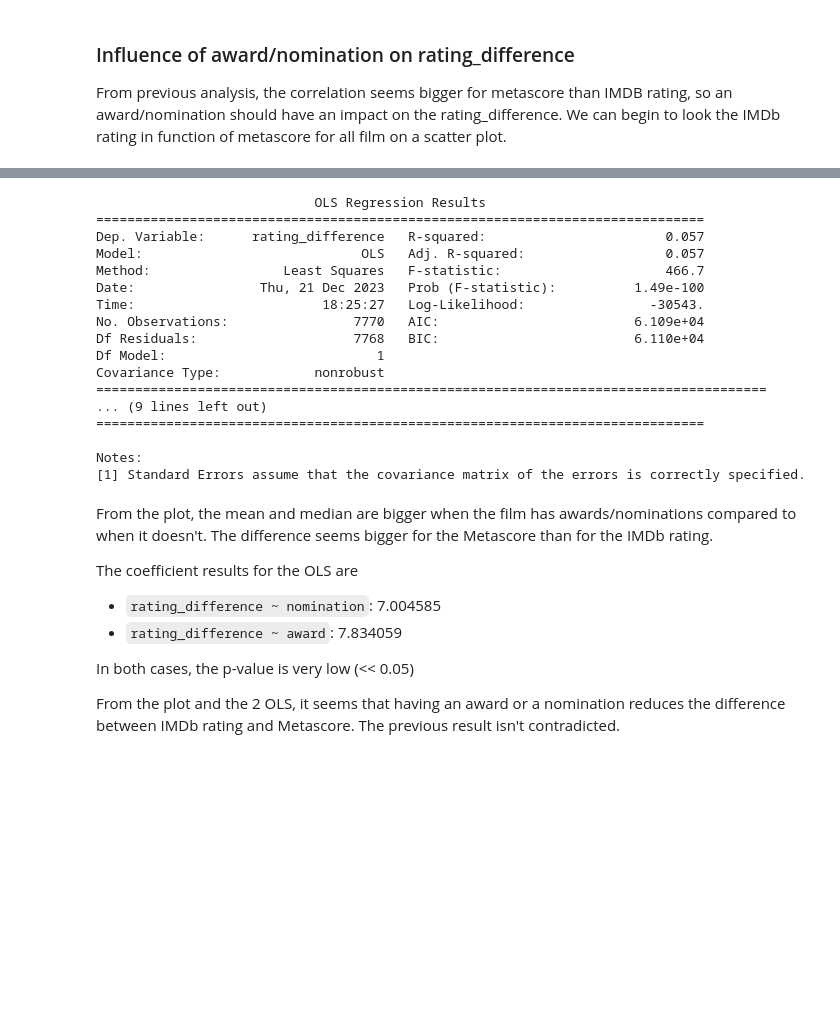
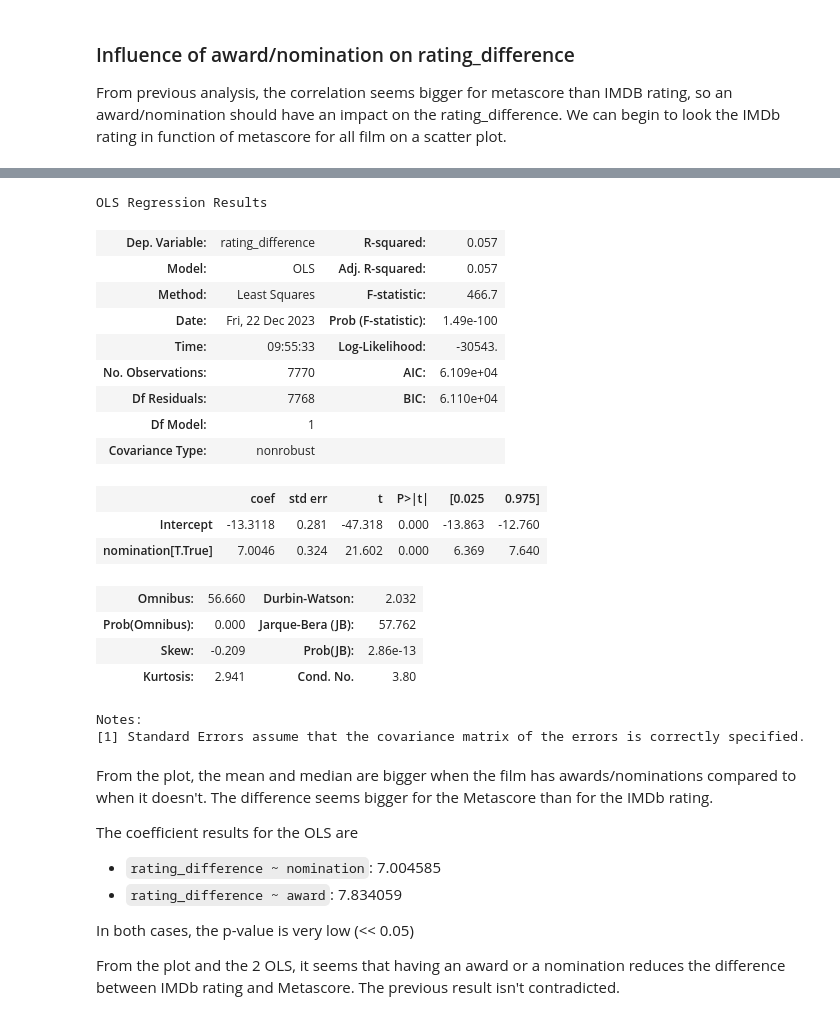
Before and after one commit to epfl-ada/ada-2023-project-radatouille, a Jupyter notebook: milestone_3.ipynb, the cells around one changed output, grey strips where cells are left out. Cells and saved outputs as stored; diff of their text form; code cells hidden in the pictures; blank space fills up the shorter version.

```diff
--- a/milestone_3.ipynb
+++ b/milestone_3.ipynb
@@ -1569,40 +1577,42 @@ Notes:
 # %%
 #Perform OLS for the rating difference vs nomination
 
 model = smf.ols(formula='rating_difference ~ nomination', data=data)
 
 results = model.fit()
 
 temp = pd.DataFrame(results.params)
 temp['p-value'] = results.pvalues
 temp['lower-ci'] = results.conf_int()[0]
 temp['upper-ci'] = results.conf_int()[1]
 
 #drop line Intercept
 temp = temp.drop('Intercept')
 
 #add temp to df_results
 df_results = pd.concat([df_results, temp])
 
-print(results.summary())
+display(results.summary())
 # %% [output]
-                            OLS Regression Results
-==============================================================================
-Dep. Variable:      rating_difference   R-squared:                       0.057
-Model:                            OLS   Adj. R-squared:                  0.057
-Method:                 Least Squares   F-statistic:                     466.7
-Date:                Thu, 21 Dec 2023   Prob (F-statistic):          1.49e-100
-Time:                        18:25:27   Log-Likelihood:                -30543.
-No. Observations:                7770   AIC:                         6.109e+04
-Df Residuals:                    7768   BIC:                         6.110e+04
-Df Model:                           1
-Covariance Type:            nonrobust
-======================================================================================
-... (9 lines left out)
-==============================================================================
-
-Notes:
-[1] Standard Errors assume that the covariance matrix of the errors is correctly specified.
+OLS Regression Results
+| Dep. Variable: | rating_difference | R-squared: | 0.057 |
+| Model: | OLS | Adj. R-squared: | 0.057 |
+| Method: | Least Squares | F-statistic: | 466.7 |
+| Date: | Fri, 22 Dec 2023 | Prob (F-statistic): | 1.49e-100 |
+| Time: | 09:55:33 | Log-Likelihood: | -30543. |
+| No. Observations: | 7770 | AIC: | 6.109e+04 |
+| Df Residuals: | 7768 | BIC: | 6.110e+04 |
+| Df Model: | 1 |  |  |
+| Covariance Type: | nonrobust |  |  |
+|  | coef | std err | t | P>|t| | [0.025 | 0.975] |
+| Intercept | -13.3118 | 0.281 | -47.318 | 0.000 | -13.863 | -12.760 |
+| nomination[T.True] | 7.0046 | 0.324 | 21.602 | 0.000 | 6.369 | 7.640 |
+| Omnibus: | 56.660 | Durbin-Watson: | 2.032 |
+| Prob(Omnibus): | 0.000 | Jarque-Bera (JB): | 57.762 |
+| Skew: | -0.209 | Prob(JB): | 2.86e-13 |
+| Kurtosis: | 2.941 | Cond. No. | 3.80 |
+Notes:
+[1] Standard Errors assume that the covariance matrix of the errors is correctly specified.
 # %% [markdown]
 From the plot, the mean and median are bigger when the film has awards/nominations compared to when it doesn't. The difference seems bigger for the Metascore than for the IMDb rating.
 
```
Also changed, not shown: parts of 28 cells of this notebook, 4 other files.
